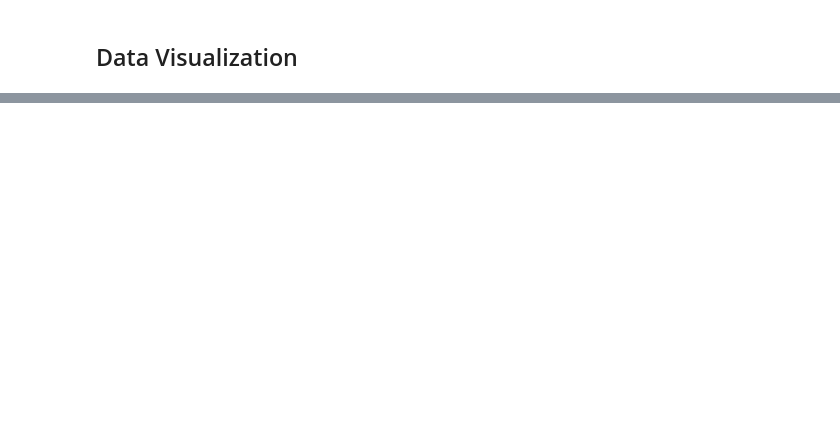
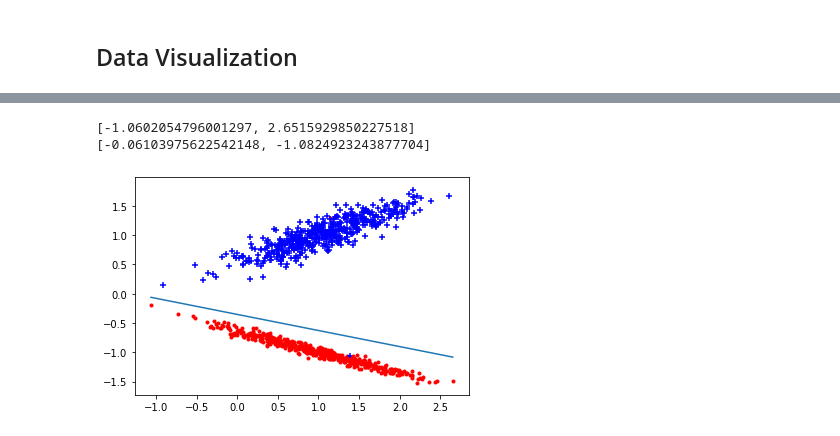
Before and after one commit to KishoreKaushal/deep-learning, a Jupyter notebook: perceptron/assignment1/assignment1.ipynb, the cells around one changed output, grey strips where cells are left out. Drawn from its saved outputs; the diff is of its cells as text; code cells hidden in the pictures; blank space fills up the shorter version.

```diff
--- a/perceptron/assignment1/assignment1.ipynb
+++ b/perceptron/assignment1/assignment1.ipynb
@@ -23,0 +74,30 @@ plt.show()
+# %%
+def get_y(x, W):
+    return -1 * (W[0] + W[1]*x) / W[2]
+
+# configuration
+color = ['red' , 'blue']
+marker = ['.', '+']
+
+ax = plt.axes()
+
+for x , y in zip(tr_data, tr_labels):
+    ax.scatter(x[0], x[1], c=color[y], marker=marker[y])
+
+
+# drawing line
+# get two points
+
+x_coord = [np.min(X[:,1]) , np.max(X[:,1])]
+y_coord = [get_y(x,W) for x in x_coord]
+
+print(x_coord)
+print(y_coord)
+
+ax.plot(x_coord, y_coord)
+
+plt.show()
+# %% [output]
+[-1.0602054796001297, 2.6515929850227518]
+[-0.06103975622542148, -1.0824923243877704]
+[figure, added]
```
Also changed, not shown: parts of 4 cells of this notebook.
